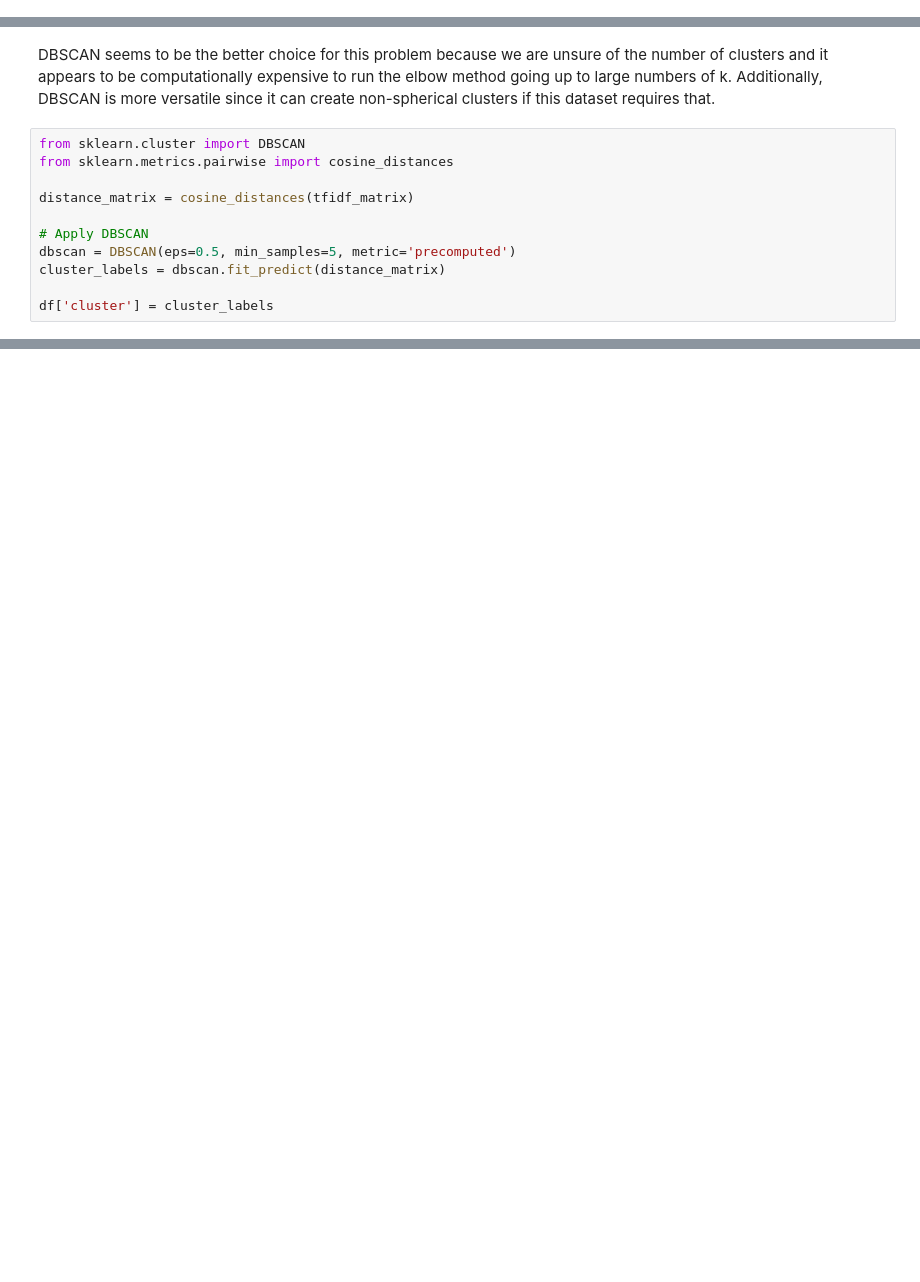
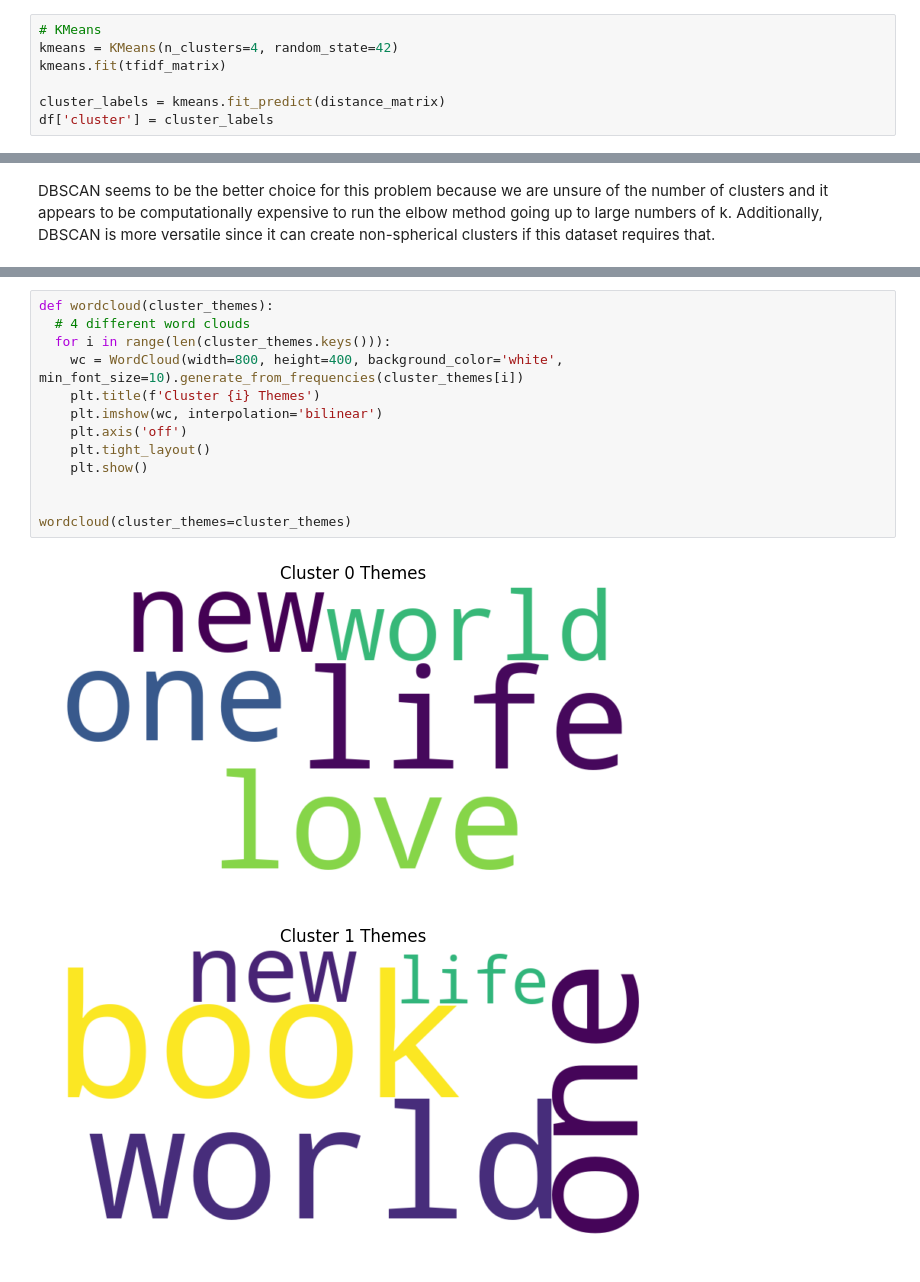
Before and after one commit to ArjunR27/Lab6TextMining, a Jupyter notebook: Lab_TextMining_Clustering.ipynb, the cells around one changed output, grey strips where cells are left out. Cells and saved outputs as stored; diff of their text form; blank space fills up the shorter version.

```diff
--- a/Lab_TextMining_Clustering.ipynb
+++ b/Lab_TextMining_Clustering.ipynb
@@ -174,0 +196,7 @@ plt.show()
+# %%
+# KMeans
+kmeans = KMeans(n_clusters=4, random_state=42)
+kmeans.fit(tfidf_matrix)
+
+cluster_labels = kmeans.fit_predict(distance_matrix)
+df['cluster'] = cluster_labels
@@ -176,12 +219 @@ plt.show()
 DBSCAN seems to be the better choice for this problem because we are unsure of the number of clusters and it appears to be computationally expensive to run the elbow method going up to large numbers of k. Additionally, DBSCAN is more versatile since it can create non-spherical clusters if this dataset requires that.
-# %%
-from sklearn.cluster import DBSCAN
-from sklearn.metrics.pairwise import cosine_distances
-
-distance_matrix = cosine_distances(tfidf_matrix)
-
-# Apply DBSCAN
-dbscan = DBSCAN(eps=0.5, min_samples=5, metric='precomputed')
-cluster_labels = dbscan.fit_predict(distance_matrix)
-
-df['cluster'] = cluster_labels
@@ -189,0 +255,16 @@ NameError: name 'tfidf_matrix' is not defined
+# %%
+def wordcloud(cluster_themes):
+  # 4 different word clouds
+  for i in range(len(cluster_themes.keys())):
+    wc = WordCloud(width=800, height=400, background_color='white', min_font_size=10).generate_from_frequencies(cluster_themes[i])
+    plt.title(f'Cluster {i} Themes')
+    plt.imshow(wc, interpolation='bilinear')
+    plt.axis('off')
+    plt.tight_layout()
+    plt.show()
+
+
+wordcloud(cluster_themes=cluster_themes)
+# %% [output]
+[figure, added]
+[figure, added]
```
Also changed, not shown: parts of 9 cells of this notebook.
